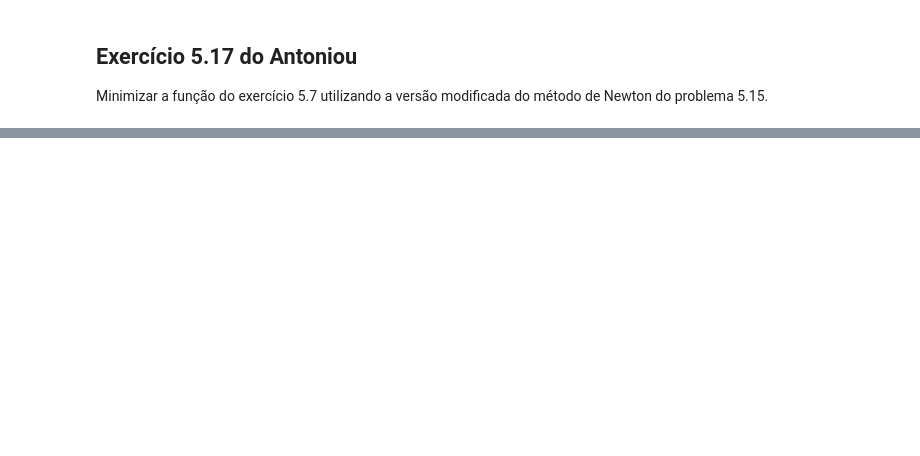
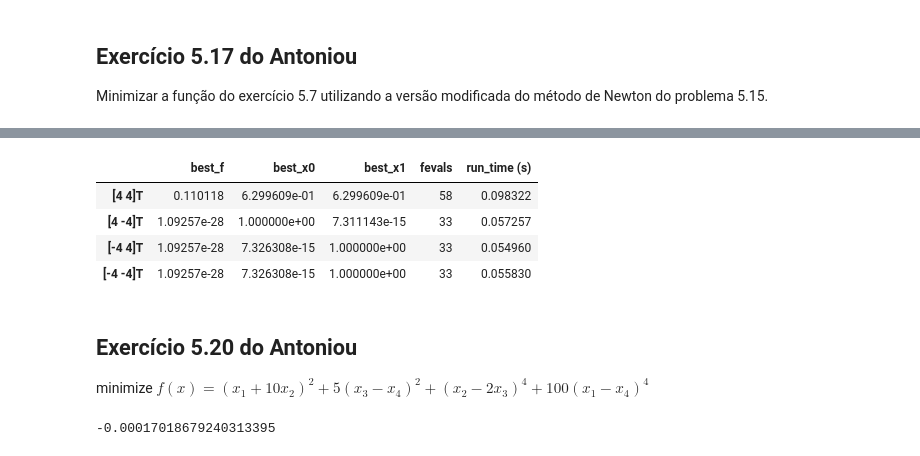
Before and after one commit to crucis/ConvexOptimization, a Jupyter notebook: Exercises/Lista2/Lista 2.ipynb, the cells around one changed output, grey strips where cells are left out. Saved outputs shown, nothing was run; the diff lists cells and outputs as text; code cells hidden in the pictures; blank space fills up the shorter version.

```diff
--- a/Exercises/Lista2/Lista 2.ipynb
+++ b/Exercises/Lista2/Lista 2.ipynb
@@ -85,0 +97,11 @@ results_517_ILS[['best_f', 'best_x', 'fevals', 'run_time (s)']]
+# %%
+results_517_BLS[['best_f', 'best_x0','best_x1', 'fevals', 'run_time (s)']]
+# %% [output]
+|  | best_f | best_x0 | best_x1 | fevals | run_time (s) |
+| [4 4]T | 0.110118 | 6.299609e-01 | 6.299609e-01 | 58 | 0.098322 |
+| [4 -4]T | 1.09257e-28 | 1.000000e+00 | 7.311143e-15 | 33 | 0.057257 |
+| [-4 4]T | 1.09257e-28 | 7.326308e-15 | 1.000000e+00 | 33 | 0.054960 |
+| [-4 -4]T | 1.09257e-28 | 7.326308e-15 | 1.000000e+00 | 33 | 0.055830 |
+# %% [markdown]
+## Exercício 5.20 do Antoniou
+minimize $f(x) = (x_1 + 10x_2)^2 + 5(x_3-x_4)^2 + (x_2-2x_3)^4 + 100(x_1-x_4)^4$
@@ -85,0 +113,4 @@ results_517_ILS[['best_f', 'best_x', 'fevals', 'run_time (s)']]
+# %%
+min_brute[0][0]
+# %% [output]
+-0.00017018679240313395
```
Also changed, not shown: parts of 12 cells of this notebook.
